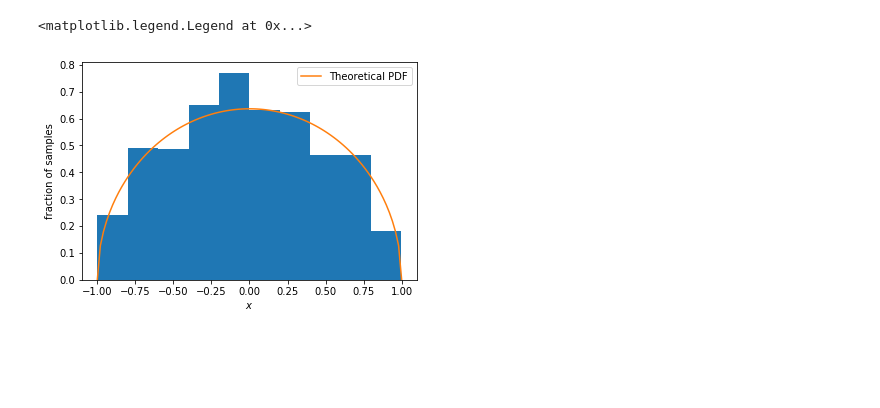
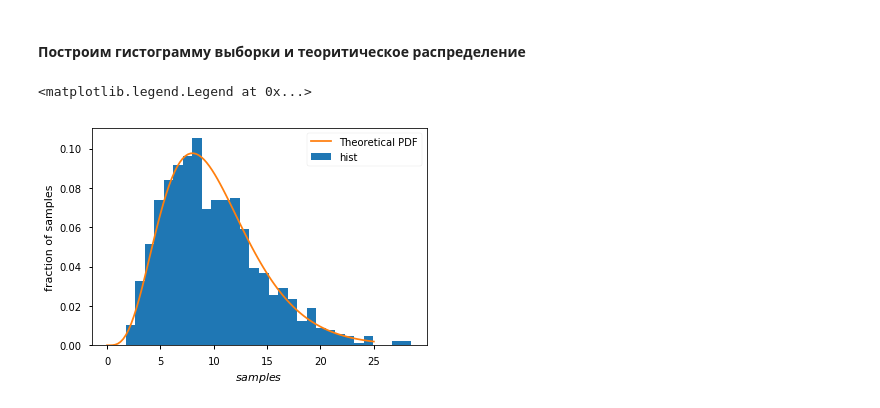
Before and after one commit to adrianoff/ml_coursera, a Jupyter notebook: curs1/week4/CPT.ipynb, the cells around one changed output. Cells and saved outputs as stored; diff of their text form; code cells hidden in the pictures; blank space fills up the shorter version.

```diff
--- a/curs1/week4/CPT.ipynb
+++ b/curs1/week4/CPT.ipynb
@@ -10,16 +18,19 @@ import scipy.stats as sts
 # %%
-dist = sts.semicircular()
-samples = semicircular_dist.rvs(size=1000)
+k = 10
+dist = sts.chi2(k)
+samples = dist.rvs(size=1000)
+# %% [markdown]
+#### Построим гистограмму выборки и теоритическое распределение
 # %%
-plt.hist(samples, normed=True)
+plt.hist(samples, 30, normed=True, label='hist')
 plt.ylabel('fraction of samples')
-plt.xlabel('$x$')
+plt.xlabel('$samples$')
 
-x = np.linspace(-1,1,100)
+x = np.linspace(0,25,100)
 pdf = dist.pdf(x)
 plt.plot(x, pdf, label='Theoretical PDF')
 
 plt.legend()
 # %% [output]
 <matplotlib.legend.Legend at 0x...>
-[figure, old version]
+[figure, new version]
```
Also changed, not shown: parts of 10 cells of this notebook, 6 other files.
